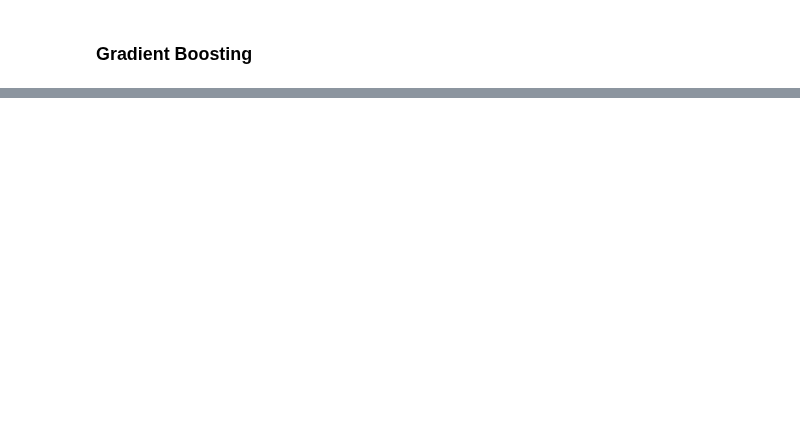
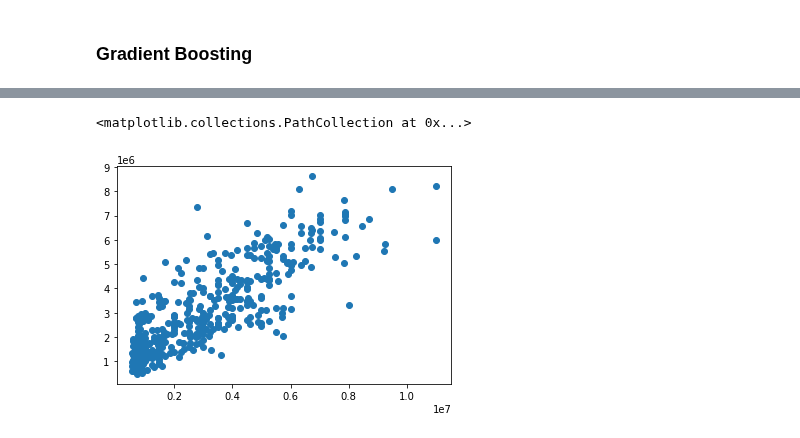
Before and after one commit to lukekerwin/DS-320_Project, a Jupyter notebook: Machine Learning/ML.ipynb, the cells around one changed output, grey strips where cells are left out. Saved outputs shown, nothing was run; the diff lists cells and outputs as text; code cells hidden in the pictures; blank space fills up the shorter version.

```diff
--- a/Machine Learning/ML.ipynb
+++ b/Machine Learning/ML.ipynb
@@ -279,0 +321,5 @@ R2: 0.7467362604658443
+# %%
+plt.scatter(y_val, y_pred)
+# %% [output]
+<matplotlib.collections.PathCollection at 0x...>
+[figure, added]
```
Also changed, not shown: parts of 39 cells of this notebook.
